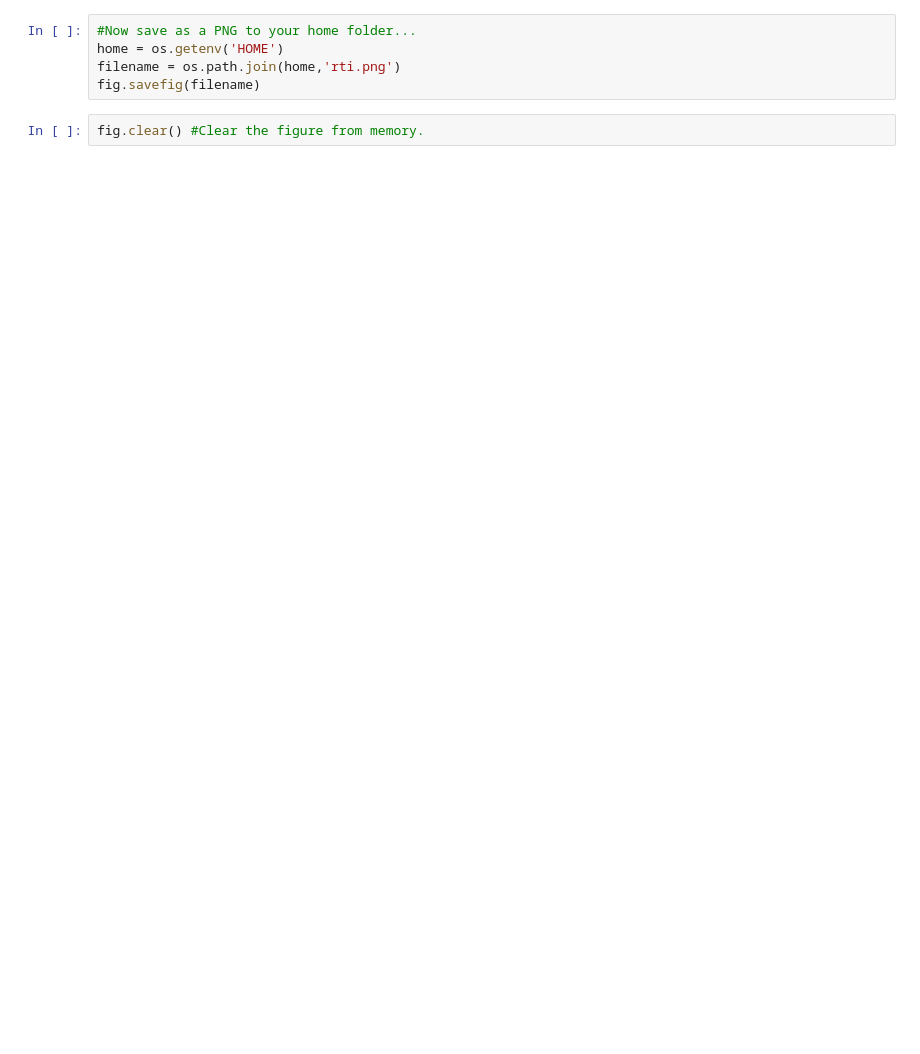
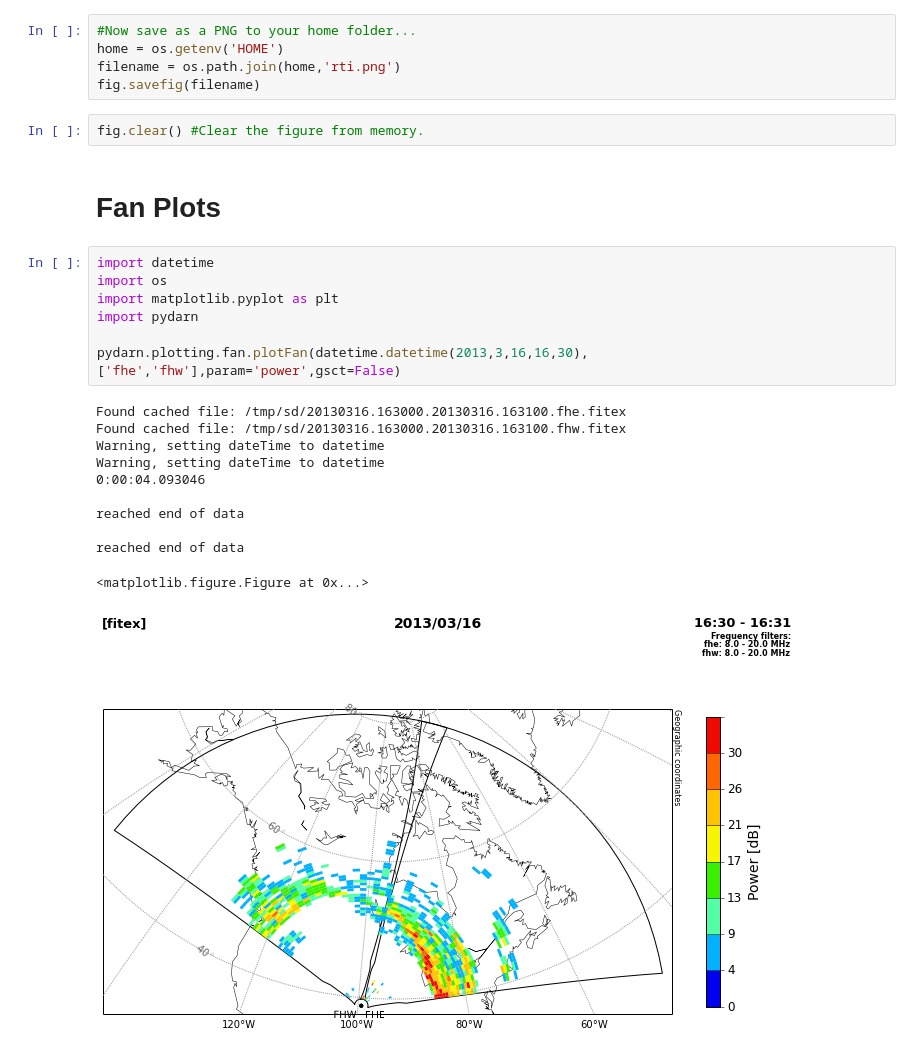
Before and after one commit to vtsuperdarn/davitpy, a Jupyter notebook: docs/notebook/SuperDARN Data Plotting.ipynb, the cells around one changed output. Saved outputs shown, nothing was run; the diff lists cells and outputs as text; blank space fills up the shorter version.

```diff
--- a/docs/notebook/SuperDARN Data Plotting.ipynb
+++ b/docs/notebook/SuperDARN Data Plotting.ipynb
@@ -32,3 +32,24 @@ filename = os.path.join(home,'rti.png')
 fig.savefig(filename)
 # %%
 fig.clear() #Clear the figure from memory.
+# %% [markdown]
+# Fan Plots
+# %%
+import datetime
+import os
+import matplotlib.pyplot as plt
+import pydarn
+
+pydarn.plotting.fan.plotFan(datetime.datetime(2013,3,16,16,30),['fhe','fhw'],param='power',gsct=False)
+# %% [output]
+Found cached file: /tmp/sd/20130316.163000.20130316.163100.fhe.fitex
+Found cached file: /tmp/sd/20130316.163000.20130316.163100.fhw.fitex
+Warning, setting dateTime to datetime
+Warning, setting dateTime to datetime
+0:00:04.093046
+
+reached end of data
+
+reached end of data
+<matplotlib.figure.Figure at 0x...>
+[figure, added]
```
Also changed, not shown: parts of 4 cells of this notebook.
